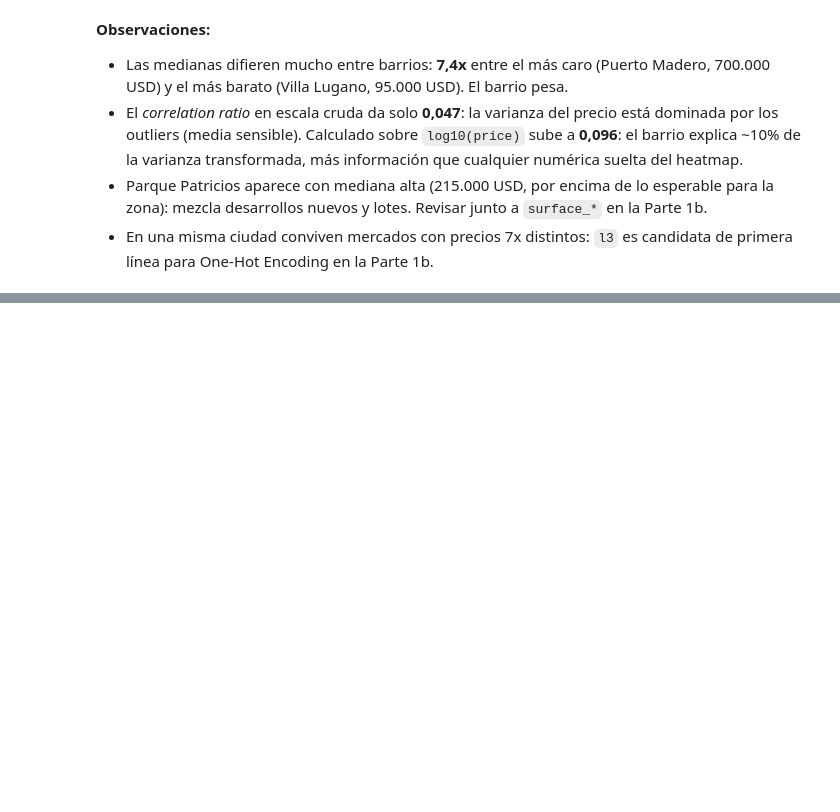
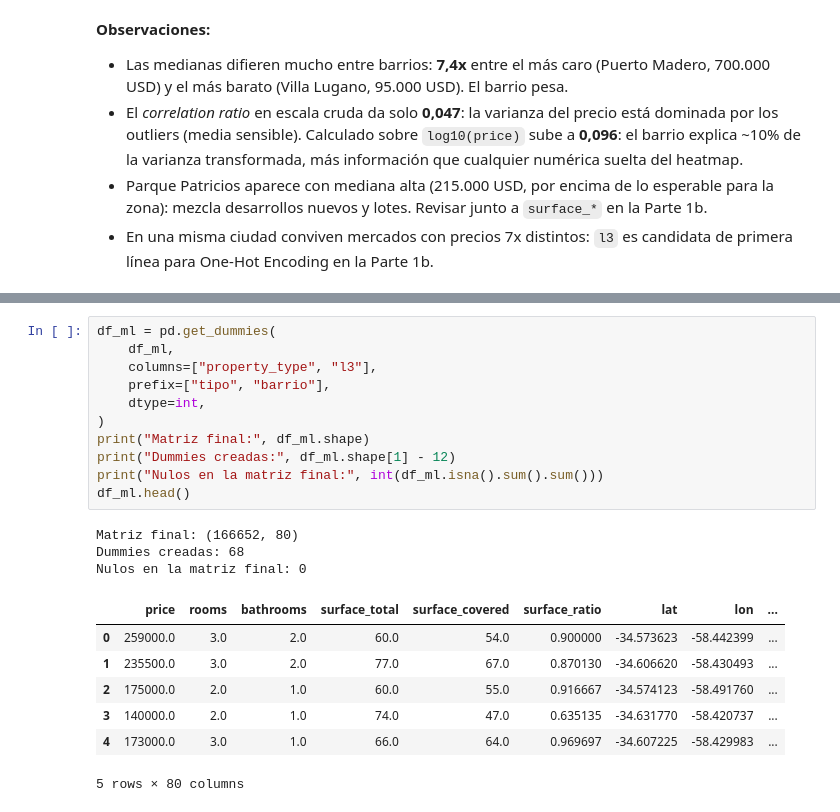
Before and after one commit to andyranitzsch/itba-machine-learning-course, a Jupyter notebook: TP_MLE.ipynb, the cells around one changed output, grey strips where cells are left out. Cells and saved outputs as stored; diff of their text form; blank space fills up the shorter version.

```diff
--- a/TP_MLE.ipynb
+++ b/TP_MLE.ipynb
@@ -468,0 +658,22 @@ Villa Lugano   95000.0    995
+# %%
+df_ml = pd.get_dummies(
+    df_ml,
+    columns=["property_type", "l3"],
+    prefix=["tipo", "barrio"],
+    dtype=int,
+)
+print("Matriz final:", df_ml.shape)
+print("Dummies creadas:", df_ml.shape[1] - 12)
+print("Nulos en la matriz final:", int(df_ml.isna().sum().sum()))
+df_ml.head()
+# %% [output]
+Matriz final: (166652, 80)
+Dummies creadas: 68
+Nulos en la matriz final: 0
+|  | price | rooms | bathrooms | surface_total | surface_covered | surface_ratio | lat | lon | ... |
+| 0 | 259000.0 | 3.0 | 2.0 | 60.0 | 54.0 | 0.900000 | -34.573623 | -58.442399 | ... |
+| 1 | 235500.0 | 3.0 | 2.0 | 77.0 | 67.0 | 0.870130 | -34.606620 | -58.430493 | ... |
+| 2 | 175000.0 | 2.0 | 1.0 | 60.0 | 55.0 | 0.916667 | -34.574123 | -58.491760 | ... |
+| 3 | 140000.0 | 2.0 | 1.0 | 74.0 | 47.0 | 0.635135 | -34.631770 | -58.420737 | ... |
+| 4 | 173000.0 | 3.0 | 1.0 | 66.0 | 64.0 | 0.969697 | -34.607225 | -58.429983 | ... |
+5 rows × 80 columns
```
Also changed, not shown: parts of 15 cells of this notebook, 2 other files.
